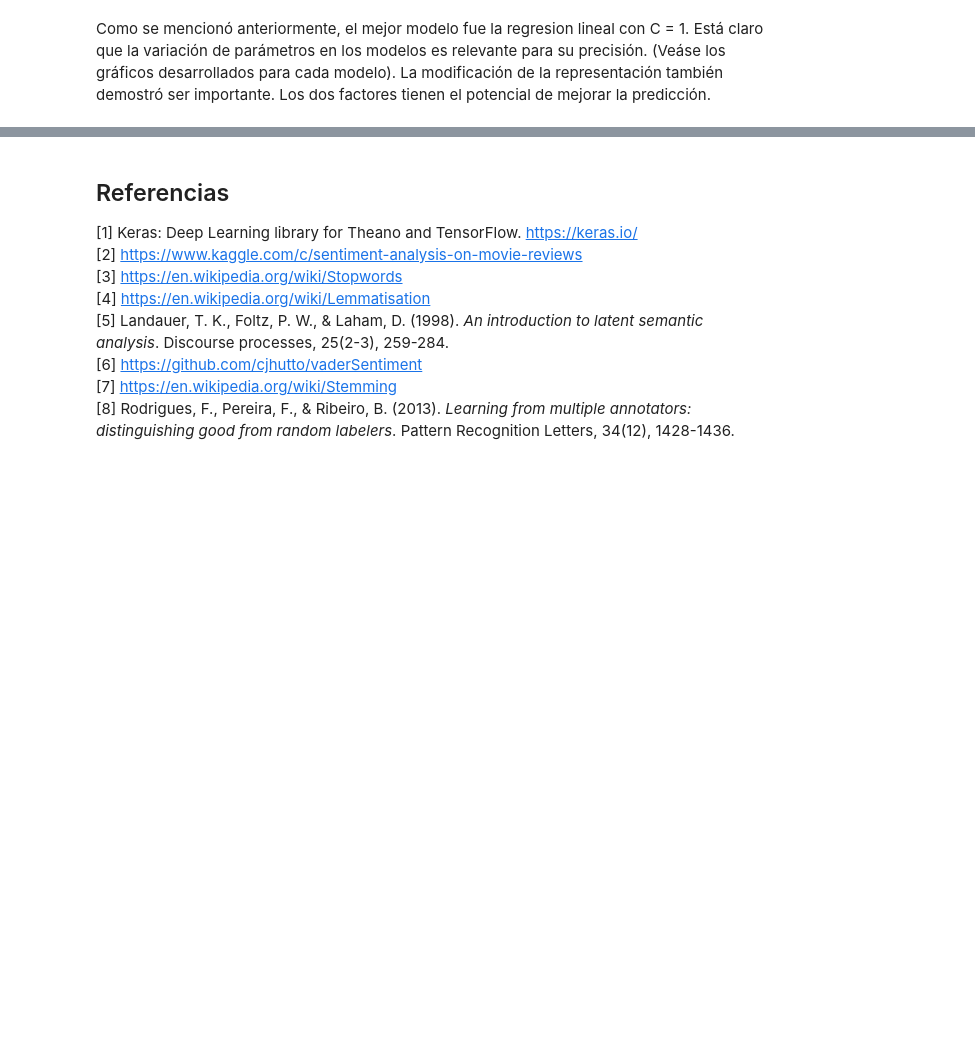
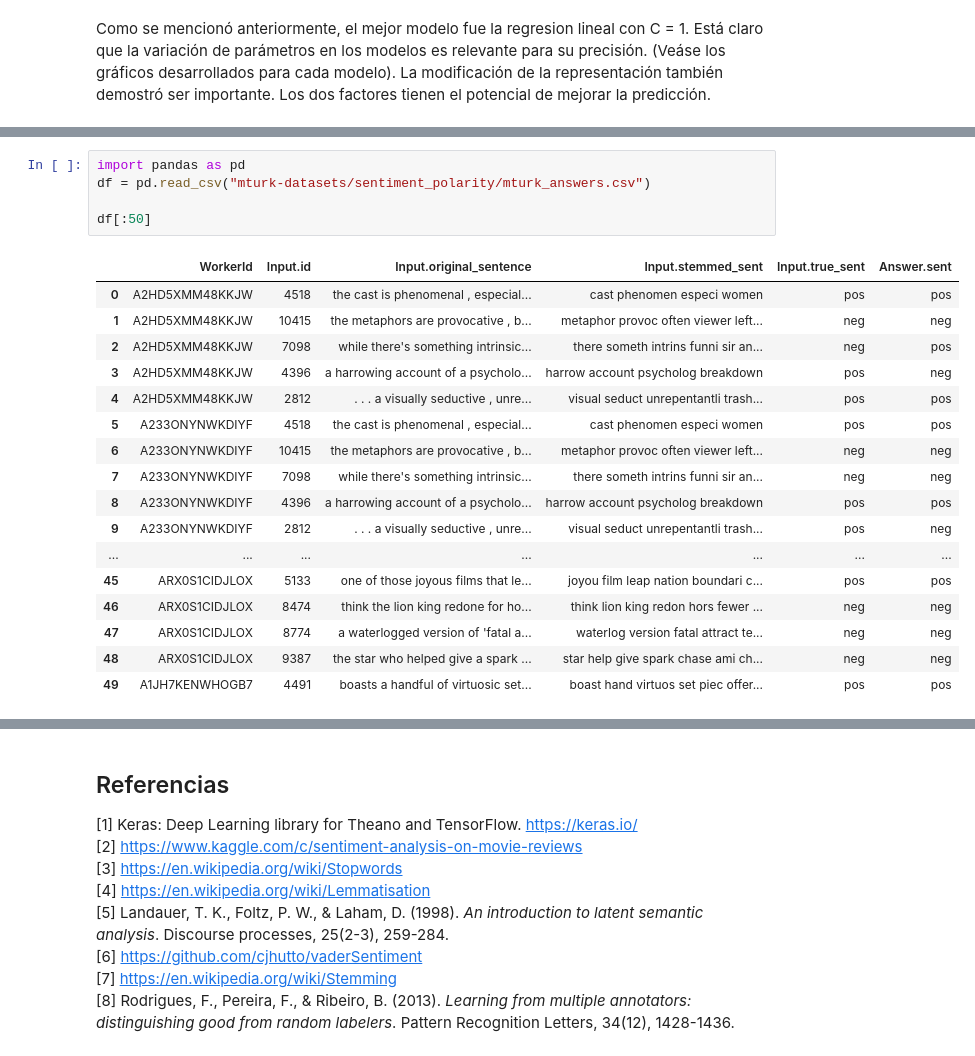
Before and after one commit to Lei96/Tarea_2_ML, a Jupyter notebook: Enunciado_.ipynb, the cells around one changed output, grey strips where cells are left out. Cells and saved outputs as stored; diff of their text form; blank space fills up the shorter version.

```diff
--- a/Enunciado_.ipynb
+++ b/Enunciado_.ipynb
@@ -798,0 +763,23 @@ wget http://nlp.stanford.edu/data/glove.6B.zip
+# %%
+import pandas as pd
+df = pd.read_csv("mturk-datasets/sentiment_polarity/mturk_answers.csv")
+
+df[:50]
+# %% [output]
+|  | WorkerId | Input.id | Input.original_sentence | Input.stemmed_sent | Input.true_sent | Answer.sent |
+| 0 | A2HD5XMM48KKJW | 4518 | the cast is phenomenal , especial... | cast phenomen especi women | pos | pos |
+| 1 | A2HD5XMM48KKJW | 10415 | the metaphors are provocative , b... | metaphor provoc often viewer left... | neg | neg |
+| 2 | A2HD5XMM48KKJW | 7098 | while there's something intrinsic... | there someth intrins funni sir an... | neg | pos |
+| 3 | A2HD5XMM48KKJW | 4396 | a harrowing account of a psycholo... | harrow account psycholog breakdown | pos | neg |
+| 4 | A2HD5XMM48KKJW | 2812 | . . . a visually seductive , unre... | visual seduct unrepentantli trash... | pos | pos |
+| 5 | A233ONYNWKDIYF | 4518 | the cast is phenomenal , especial... | cast phenomen especi women | pos | pos |
+| 6 | A233ONYNWKDIYF | 10415 | the metaphors are provocative , b... | metaphor provoc often viewer left... | neg | neg |
+| 7 | A233ONYNWKDIYF | 7098 | while there's something intrinsic... | there someth intrins funni sir an... | neg | neg |
+| 8 | A233ONYNWKDIYF | 4396 | a harrowing account of a psycholo... | harrow account psycholog breakdown | pos | pos |
+| 9 | A233ONYNWKDIYF | 2812 | . . . a visually seductive , unre... | visual seduct unrepentantli trash... | pos | neg |
+| ... | ... | ... | ... | ... | ... | ... |
+| 45 | ARX0S1CIDJLOX | 5133 | one of those joyous films that le... | joyou film leap nation boundari c... | pos | pos |
+| 46 | ARX0S1CIDJLOX | 8474 | think the lion king redone for ho... | think lion king redon hors fewer ... | neg | neg |
+| 47 | ARX0S1CIDJLOX | 8774 | a waterlogged version of 'fatal a... | waterlog version fatal attract te... | neg | neg |
+| 48 | ARX0S1CIDJLOX | 9387 | the star who helped give a spark ... | star help give spark chase ami ch... | neg | neg |
+| 49 | A1JH7KENWHOGB7 | 4491 | boasts a handful of virtuosic set... | boast hand virtuos set piec offer... | pos | pos |
```
Also changed, not shown: parts of 15 cells of this notebook.
